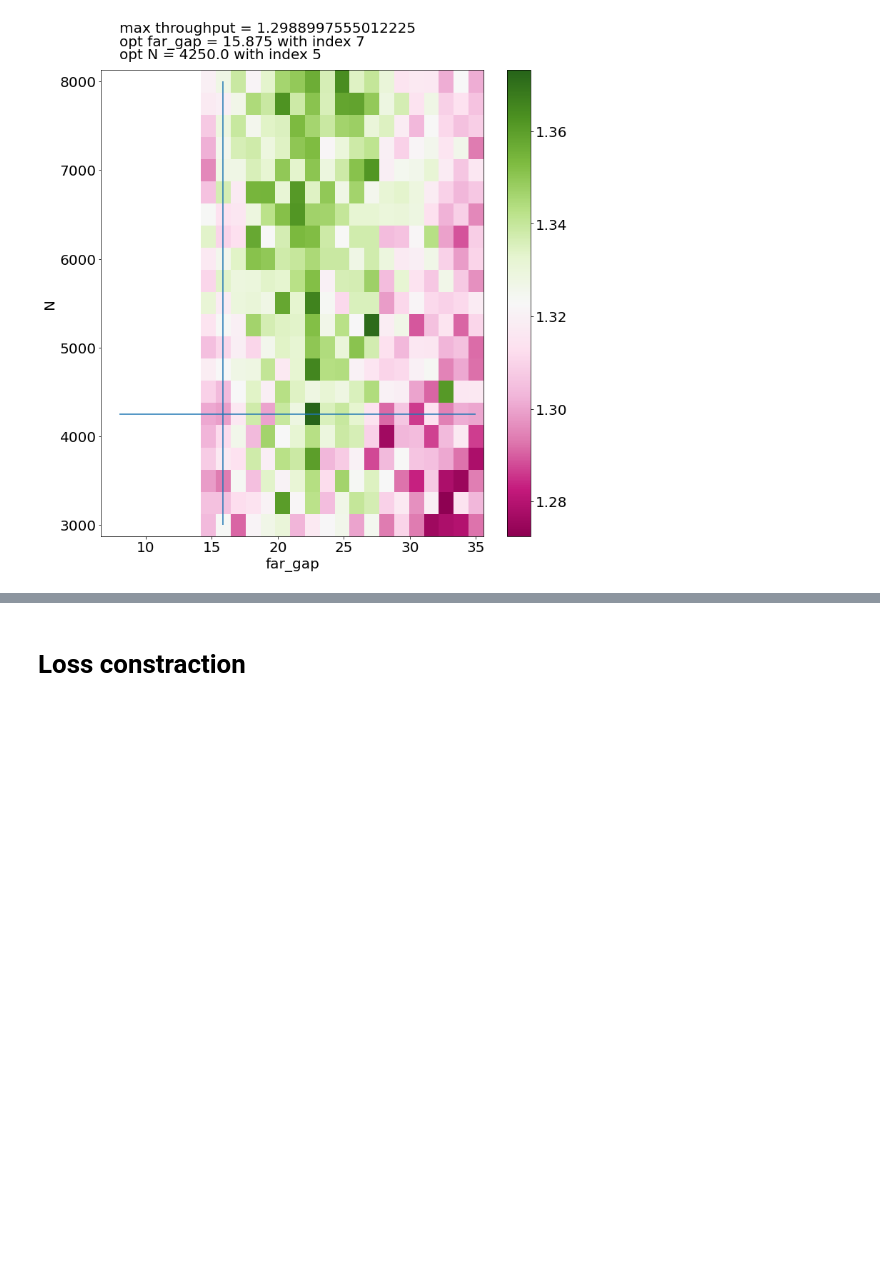
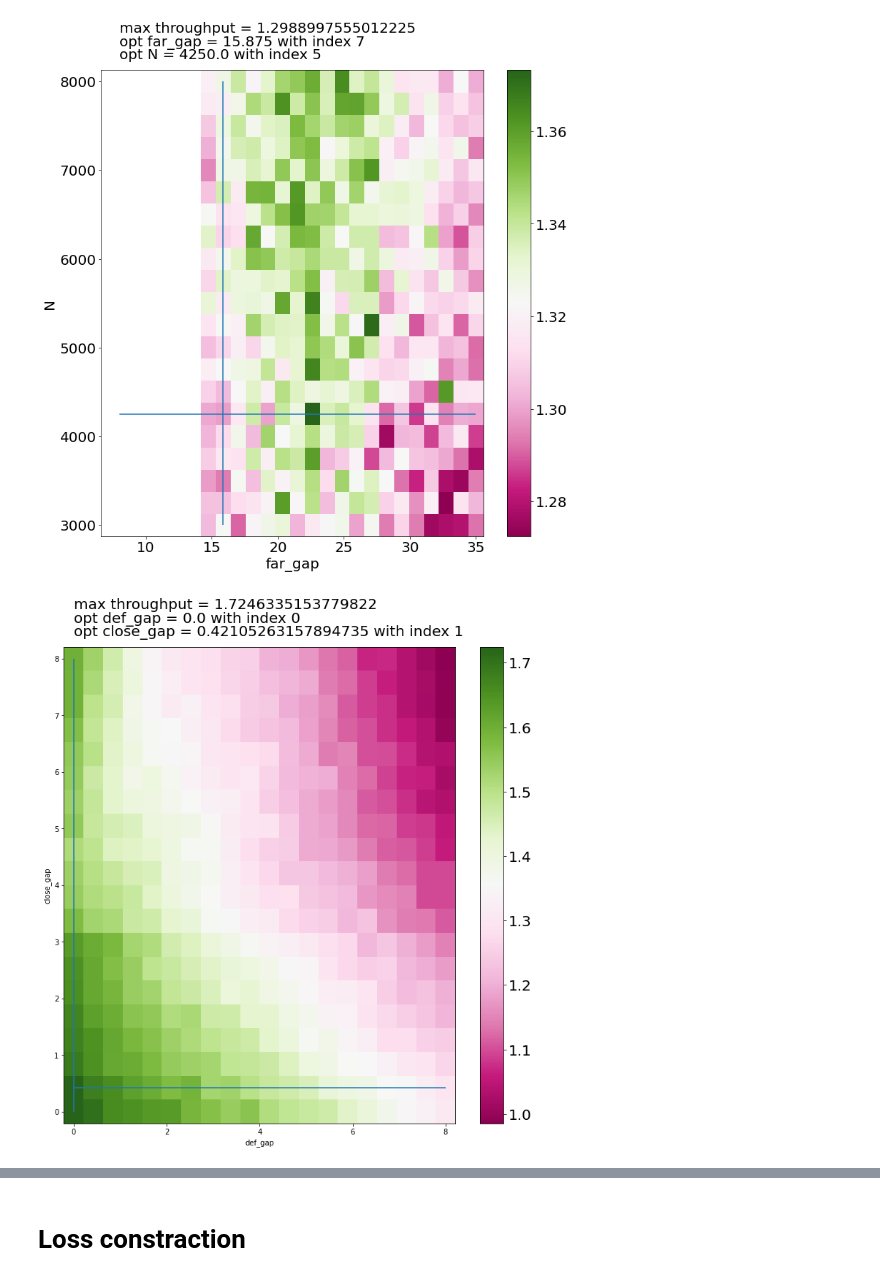
Before and after one commit to KugutAndrei/Hakashinka, a Jupyter notebook: main.ipynb, the cells around one changed output, grey strips where cells are left out. Drawn from its saved outputs; the diff is of its cells as text; code cells hidden in the pictures; blank space fills up the shorter version.

```diff
--- a/main.ipynb
+++ b/main.ipynb
@@ -114,3 +173,56 @@ axs.vlines(X[opt_x_ind], Y[0], Y[-1])
 plt.show()
 # %% [output]
 [figure]
+# %%
+# New handy interface is here!
+# Check interface.py for possible parameters
+from interface import Simulation
+
+X = np.linspace(0, 8, 20)
+Y = np.linspace(0, 8, 20)
+Z = np.zeros((X.shape[0], Y.shape[0]))
+
+for i in tqdm.tqdm(range(X.shape[0])):
+    for j in range(Y.shape[0]):
+        sim = Simulation(start_road='E19', end_road='E3', N=6000, work_dir='./xml_data/test6', net_data='test6.net.xml')
+        sim.set_calibrator(road='E19', gap=X[i])
+        sim.set_calibrator(road='E1', lane=['0', '1'], gap=20)
+        sim.set_calibrator(road='E1', lane=['2', '3'], gap=Y[j])
+        sim.set_calibrator(road='E2', gap=1)
+        sim.run()
+        Z[i, j] = sim.get_mean_throughput()
+
+np.savez('res_data/' + 'test6_4', X=X,Y=Y, Z=Z)
+# %%
+fig, axs = plt.subplots(nrows = 1, ncols = 1,figsize = (12, 12))
+plt.rcParams['font.size'] = '20'
+xGrid, yGrid = np.meshgrid(X[:], Y)
+xlabel = 'def_gap'
+ylabel = 'close_gap'
+
+cmap_set = 'PiYG'
+cb = axs.pcolormesh(xGrid, yGrid, np.transpose(Z[:, :]), cmap = cmap_set)
+axs.set_xlabel(xlabel)
+axs.set_ylabel(ylabel)
+fig.colorbar(cb, ax=axs)
+
+opt_x_ind = np.argmax(np.real(Z[:, :]))//Z[:, :].shape[1]
+opt_y_ind = np.argmax(np.real(Z[:, :]))%Z[:, :].shape[1]
+
+
+axs.text(X[0], Y[len(Y)-1] + (Y[len(Y)-1] - Y[0])*0.05,
+         'opt ' + ylabel + ' = ' + str(Y[opt_y_ind]) + ' with index ' + str(opt_y_ind))
+axs.text(X[0], Y[len(Y)-1] + (Y[len(Y)-1] - Y[0])*0.08,
+         'opt ' + xlabel + ' = ' + str(X[opt_x_ind]) + ' with index ' + str(opt_x_ind))
+axs.text(X[0], Y[len(Y)-1] + (Y[len(Y)-1] - Y[0])*0.11,
+         'max throughput = ' + str(np.abs(Z[opt_x_ind, opt_y_ind])))
+
+
+axs.hlines(Y[opt_y_ind], X[0], X[-1])
+axs.vlines(X[opt_x_ind], Y[0], Y[-1])
+
+
+
+plt.show()
+# %% [output]
+[figure, added]
```
Also changed, not shown: parts of 6 cells of this notebook, 11 other files.
